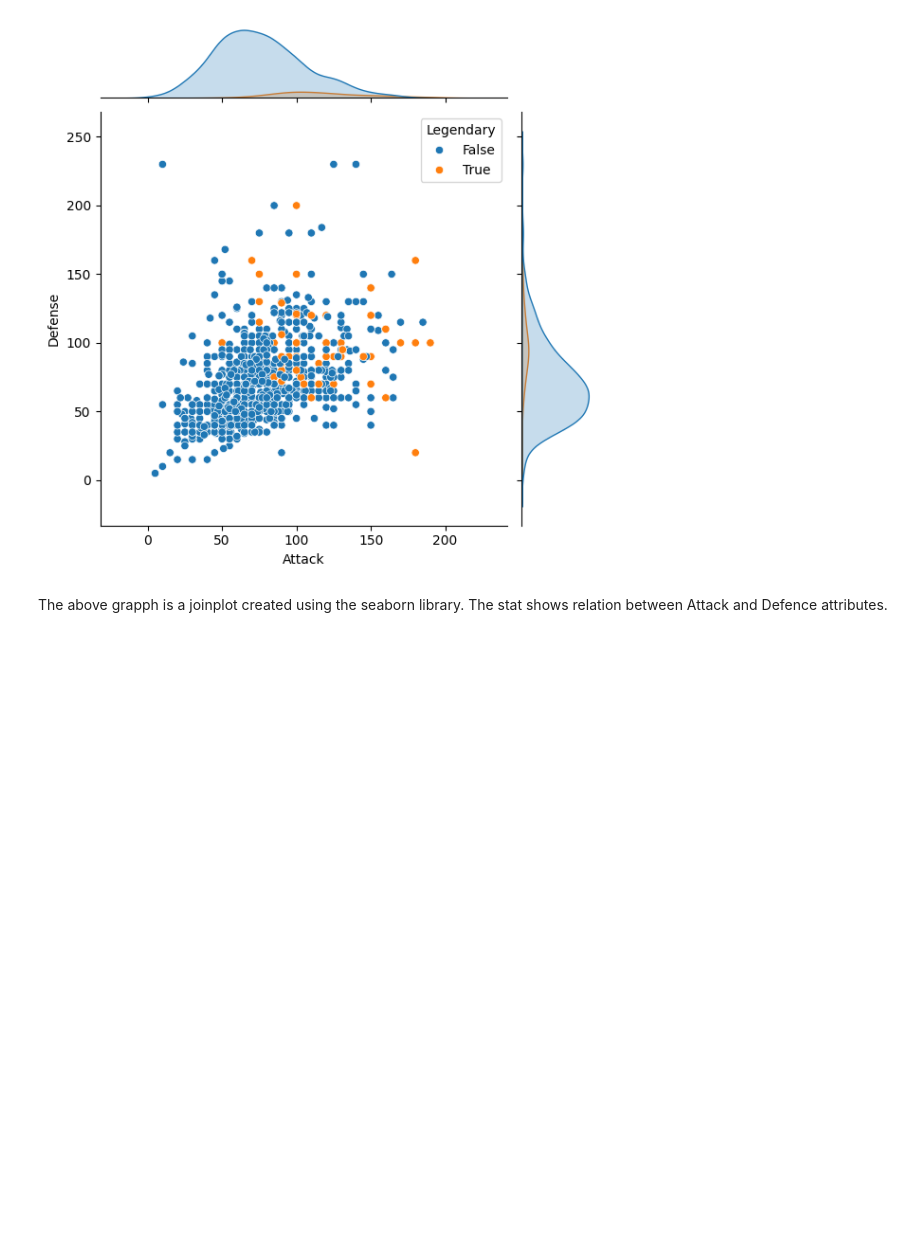
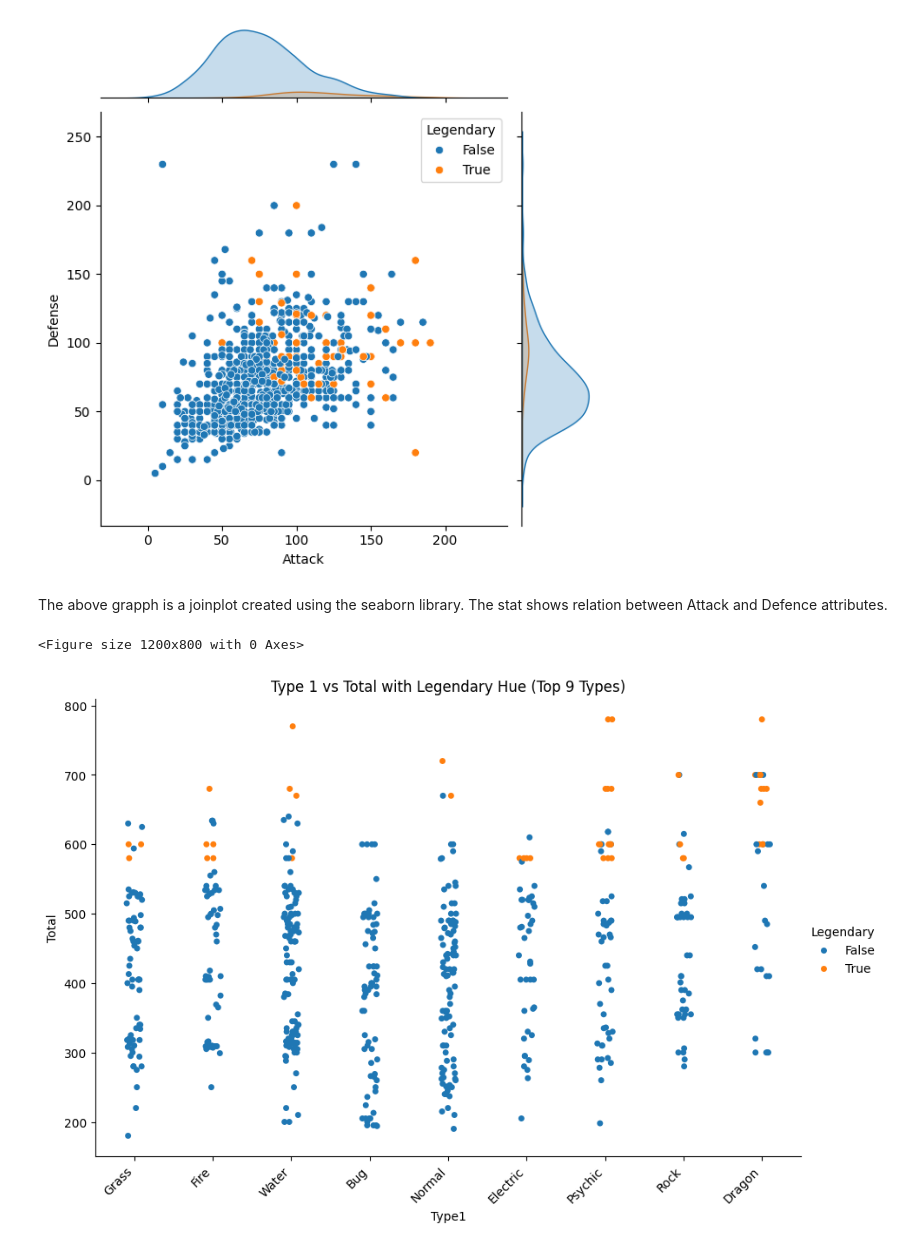
Before and after one commit to PVNgopal07/Machine-Learning, a Jupyter notebook: EDA(assignment).ipynb, the cells around one changed output. Drawn from its saved outputs; the diff is of its cells as text; code cells hidden in the pictures; blank space fills up the shorter version.

```diff
--- a/EDA(assignment).ipynb
+++ b/EDA(assignment).ipynb
@@ -195,3 +215,15 @@ plt.show()
 # %% [markdown]
 The above grapph is a joinplot created using the seaborn library.
 The stat shows relation between Attack and Defence attributes.
+# %%
+top_9_types = pokemon['Type1'].value_counts().nlargest(9).index
+pokemon_filtered = pokemon[pokemon['Type1'].isin(top_9_types)]
+
+plt.figure(figsize=(12, 8))
+sns.catplot(x='Type1', y='Total', hue='Legendary', data=pokemon_filtered, kind='strip', height=6, aspect=1.5)
+plt.title('Type 1 vs Total with Legendary Hue (Top 9 Types)')
+plt.xticks(rotation=45, ha='right')
+plt.show()
+# %% [output]
+<Figure size 1200x800 with 0 Axes>
+[figure, added]
```
Also changed, not shown: parts of 6 cells of this notebook.
